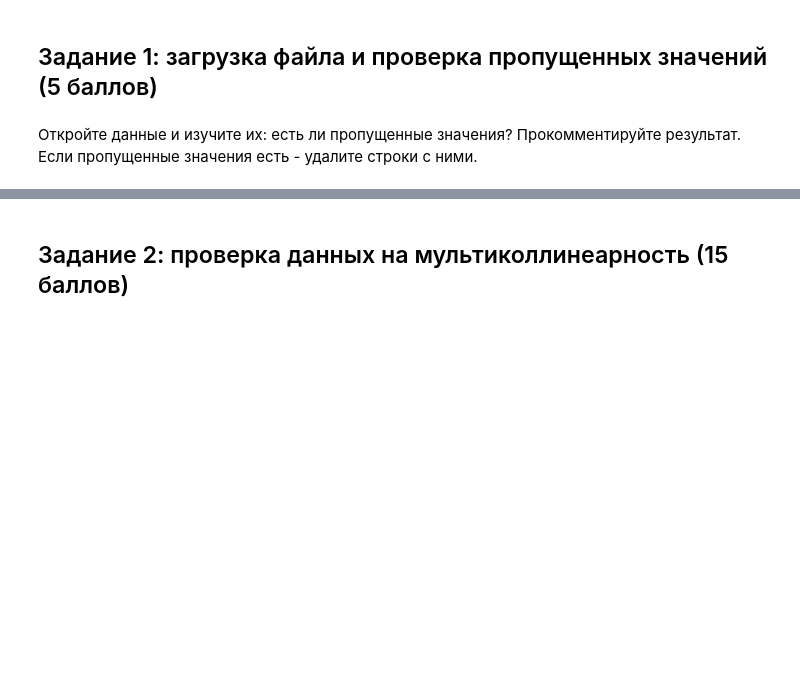
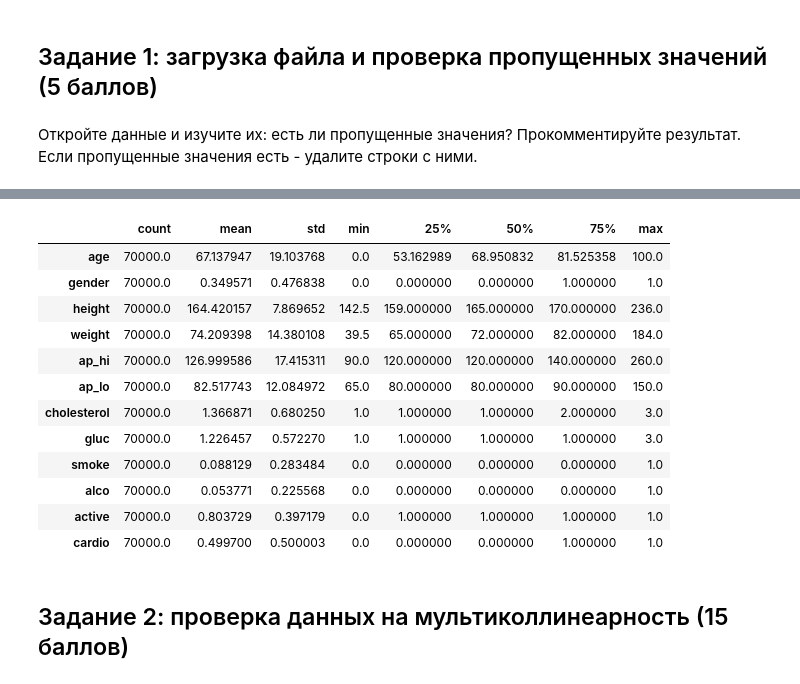
Before and after one commit to ruzhov1992/MathforSF, a Jupyter notebook: SF_project.ipynb, the cells around one changed output, grey strips where cells are left out. Drawn from its saved outputs; the diff is of its cells as text; code cells hidden in the pictures; blank space fills up the shorter version.

```diff
--- a/SF_project.ipynb
+++ b/SF_project.ipynb
@@ -51,0 +176,21 @@ FileNotFoundError: [Errno 2] No such file or directory: 'data/cdv.csv'
+# %%
+df_pre = df.copy() # создадим копию для преобработки данных
+# %%
+from sklearn.preprocessing import MinMaxScaler #преобразуем странные значения возраста в норамльный вид, без потери информативности
+
+scaler = MinMaxScaler(feature_range=(0,100))
+
+df_pre['age'] = scaler.fit_transform(df_pre[['age']])
+# %%
+df_pre['gender'] = df_pre['gender'].apply(lambda x: 0 if x == 1 else 1) #преобразуем в бинарный вид признак пола
+# %%
+def replace_outliers(column): # функция, чтобы выровнять выбросы для 'height', 'weight', 'ap_hi', 'ap_lo'
+    Q1 = column.quantile(0.25)
+    Q3 = column.quantile(0.75)
+    IQR = Q3 - Q1
+    lower_bound = Q1 - 1.5 * IQR
+    upper_bound = Q3 + 6 * IQR # коэфициент нужно подобрать, чтобы верхняя граница была не летальной и физиологичной после функции
+    return column.apply(lambda x: upper_bound if x > upper_bound else (lower_bound if x < lower_bound else x))
+
+col_pre = ['height', 'weight', 'ap_hi', 'ap_lo']  # подадим список интересующих нас столбцов
+df_pre[col_pre] = df_pre[col_pre].apply(replace_outliers)
@@ -52,3 +206,19 @@ FileNotFoundError: [Errno 2] No such file or directory: 'data/cdv.csv'
+# %%
+df_pre.describe().transpose()
+# %% [output]
+|  | count | mean | std | min | 25% | 50% | 75% | max |
+| age | 70000.0 | 67.137947 | 19.103768 | 0.0 | 53.162989 | 68.950832 | 81.525358 | 100.0 |
+| gender | 70000.0 | 0.349571 | 0.476838 | 0.0 | 0.000000 | 0.000000 | 1.000000 | 1.0 |
+| height | 70000.0 | 164.420157 | 7.869652 | 142.5 | 159.000000 | 165.000000 | 170.000000 | 236.0 |
+| weight | 70000.0 | 74.209398 | 14.380108 | 39.5 | 65.000000 | 72.000000 | 82.000000 | 184.0 |
+| ap_hi | 70000.0 | 126.999586 | 17.415311 | 90.0 | 120.000000 | 120.000000 | 140.000000 | 260.0 |
+| ap_lo | 70000.0 | 82.517743 | 12.084972 | 65.0 | 80.000000 | 80.000000 | 90.000000 | 150.0 |
+| cholesterol | 70000.0 | 1.366871 | 0.680250 | 1.0 | 1.000000 | 1.000000 | 2.000000 | 3.0 |
+| gluc | 70000.0 | 1.226457 | 0.572270 | 1.0 | 1.000000 | 1.000000 | 1.000000 | 3.0 |
+| smoke | 70000.0 | 0.088129 | 0.283484 | 0.0 | 0.000000 | 0.000000 | 0.000000 | 1.0 |
+| alco | 70000.0 | 0.053771 | 0.225568 | 0.0 | 0.000000 | 0.000000 | 0.000000 | 1.0 |
+| active | 70000.0 | 0.803729 | 0.397179 | 0.0 | 1.000000 | 1.000000 | 1.000000 | 1.0 |
+| cardio | 70000.0 | 0.499700 | 0.500003 | 0.0 | 0.000000 | 0.000000 | 1.000000 | 1.0 |
 # %%
 # ваш комментарий
 # %% [markdown]
```
Also changed, not shown: parts of 16 cells of this notebook.
